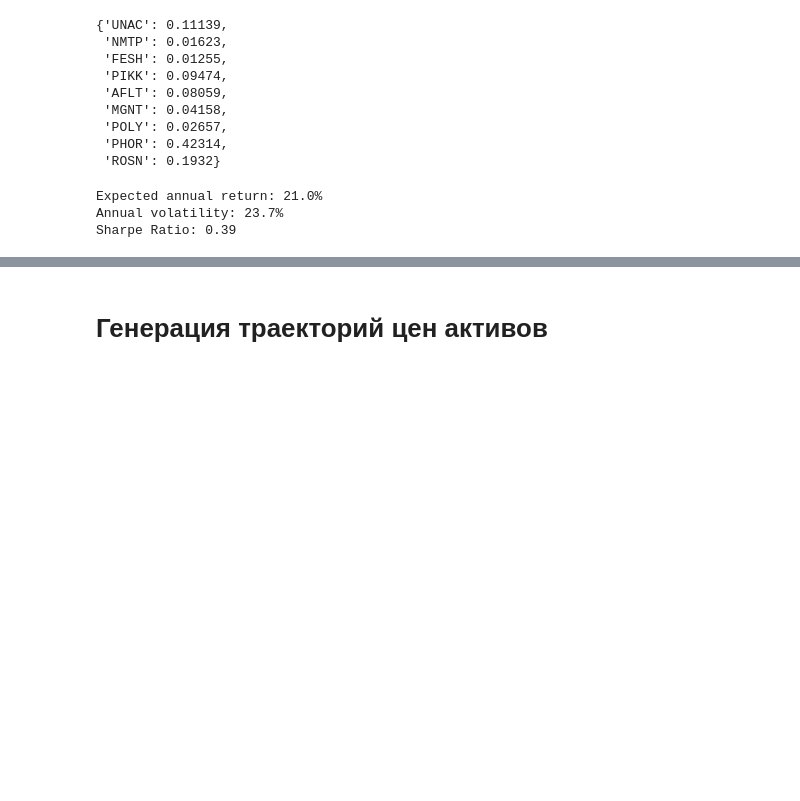
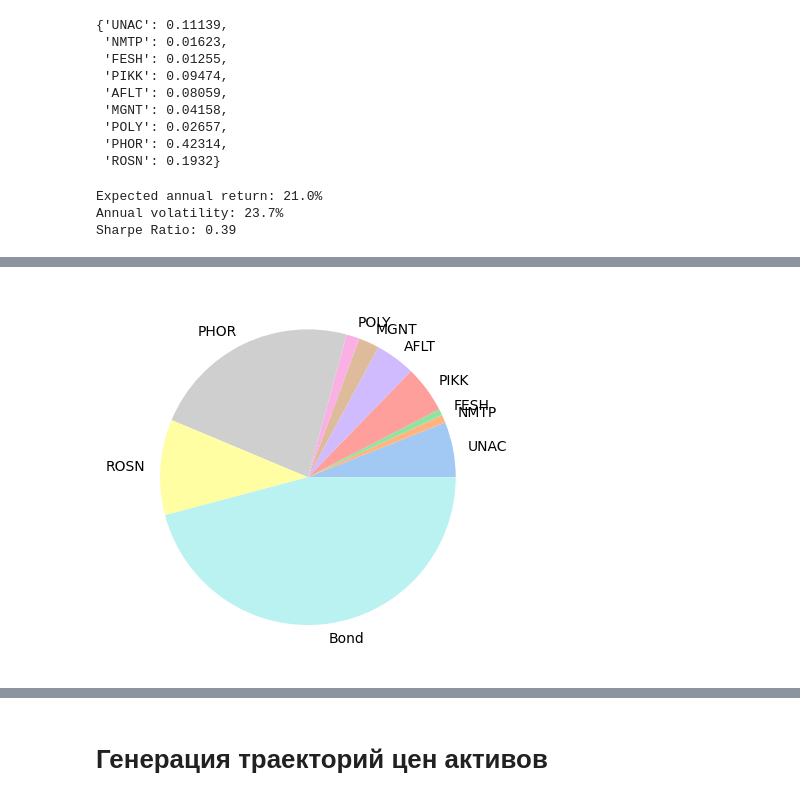
Before and after one commit to justniks/case_finance, a Jupyter notebook: main_upd 2.ipynb, the cells around one changed output, grey strips where cells are left out. Drawn from its saved outputs; the diff is of its cells as text; code cells hidden in the pictures; blank space fills up the shorter version.

```diff
--- a/main_upd 2.ipynb
+++ b/main_upd 2.ipynb
@@ -280,0 +335,6 @@ portOpt.save_plot_efficient_frontier(path = "./pics/frontier_7dec.pdf")
+# %%
+portOpt.exp_returns_with_bond = portOpt.exp_returns.copy()
+portOpt.exp_returns_with_bond = portOpt.exp_returns_with_bond.append(
+    pd.Series({'Bond': portOpt.rfr})
+)
+portOpt.exp_returns_with_bond
@@ -280,0 +359,5 @@ portOpt.save_plot_efficient_frontier(path = "./pics/frontier_7dec.pdf")
+# %%
+portOpt.assets_cov_with_bond = portOpt.assets_cov.copy()
+portOpt.assets_cov_with_bond['Bond'] = 0
+portOpt.assets_cov_with_bond.loc['Bond'] = 0
+portOpt.assets_cov_with_bond
@@ -280,0 +403,4 @@ portOpt.save_plot_efficient_frontier(path = "./pics/frontier_7dec.pdf")
+# %%
+portOpt.make_pie_graph_weights(util=True)
+# %% [output]
+[figure, added]
```
Also changed, not shown: parts of 18 cells of this notebook.
